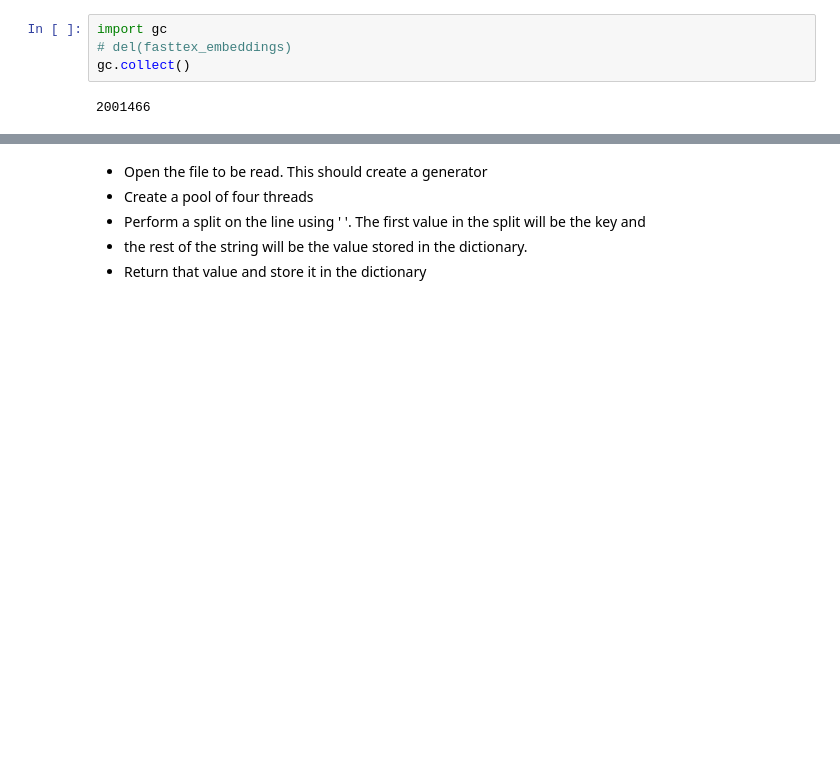
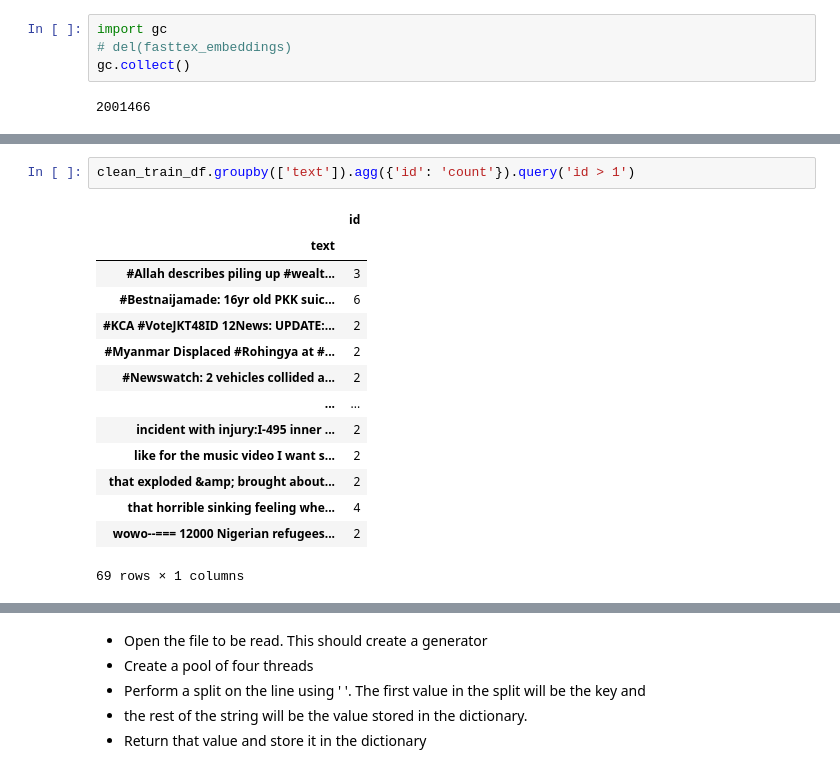
Before and after one commit to scjustice/kaggle_real_or_not_nlp, a Jupyter notebook: NLP_model_development.ipynb, the cells around one changed output, grey strips where cells are left out. Drawn from its saved outputs; the diff is of its cells as text; blank space fills up the shorter version.

```diff
--- a/NLP_model_development.ipynb
+++ b/NLP_model_development.ipynb
@@ -275,0 +332,17 @@ fast_text_model = KeyedVectors.load_word2vec_format('/mnt/c/Users/seanj/Document
+# %%
+clean_train_df.groupby(['text']).agg({'id': 'count'}).query('id > 1')
+# %% [output]
+|  | id |
+| text |  |
+| #Allah describes piling up #wealt... | 3 |
+| #Bestnaijamade: 16yr old PKK suic... | 6 |
+| #KCA #VoteJKT48ID 12News: UPDATE:... | 2 |
+| #Myanmar Displaced #Rohingya at #... | 2 |
+| #Newswatch: 2 vehicles collided a... | 2 |
+| ... | ... |
+| incident with injury:I-495 inner ... | 2 |
+| like for the music video I want s... | 2 |
+| that exploded &amp; brought about... | 2 |
+| that horrible sinking feeling whe... | 4 |
+| wowo--=== 12000 Nigerian refugees... | 2 |
+69 rows × 1 columns
```
Also changed, not shown: parts of 22 cells of this notebook, 1 other file.
